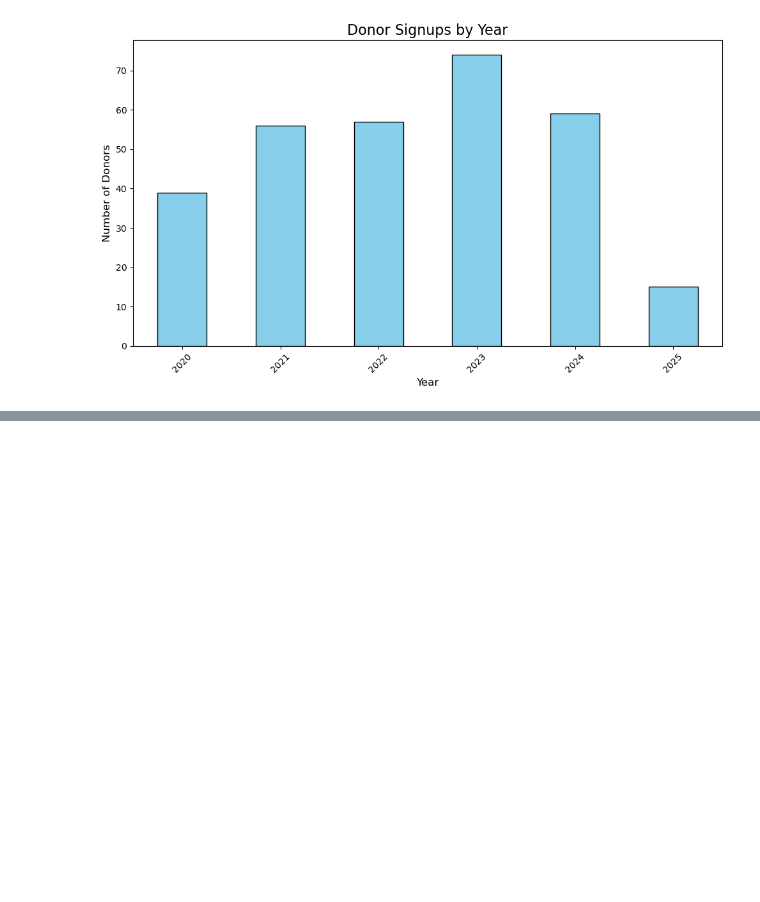
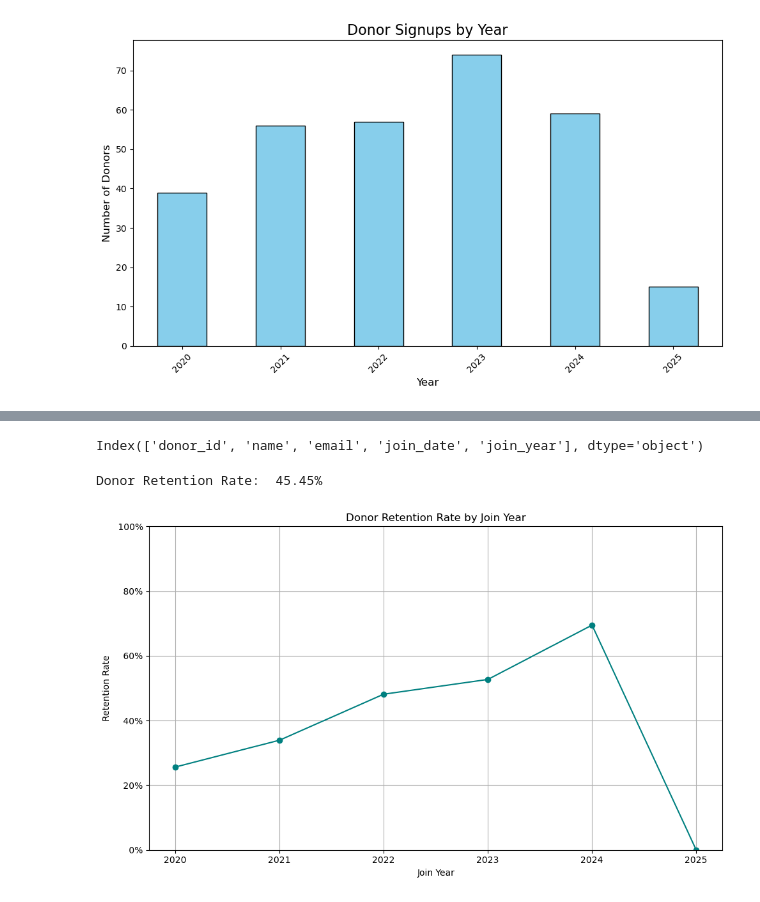
Before and after one commit to Bshaia/data-analysis-portfolio, a Jupyter notebook: nonprofit-impact-tracker/notebooks/01_explore_data.ipynb, the cells around one changed output, grey strips where cells are left out. Saved outputs shown, nothing was run; the diff lists cells and outputs as text; code cells hidden in the pictures; blank space fills up the shorter version.

Commit message:
Updated donor retention analysis and saved plot as image

```diff
--- a/nonprofit-impact-tracker/notebooks/01_explore_data.ipynb
+++ b/nonprofit-impact-tracker/notebooks/01_explore_data.ipynb
@@ -176,0 +198,19 @@ plt.show()
+# %%
+donation_data = donations.merge(donors, on='donor_id')
+print(donors.columns)
+# %% [output]
+Index(['donor_id', 'name', 'email', 'join_date', 'join_year'], dtype='object')
+# %%
+donation_data['years_since_join'] = donation_data['donation_year'] - donation_data['join_year']
+
+donor_flags = donation_data.groupby('donor_id')['years_since_join'].agg(
+    donated_in_join_year = lambda x: any(y == 0 for y in x),
+    donated_after_join_year = lambda x: any(y > 0 for y in x)
+                                   )
+
+donor_flags['retained'] = donor_flags['donated_in_join_year'] & donor_flags['donated_after_join_year']
+
+retention_rate = donor_flags['retained'].mean()
+print(f"Donor Retention Rate: {retention_rate: .2%}")
+# %% [output]
+Donor Retention Rate:  45.45%
@@ -176,0 +222,26 @@ plt.show()
+# %%
+cohort_data = cohort_data.merge(donor_join_years, on='donor_id', suffixes=('', '_original'))
+# %%
+cohort_flags = cohort_data.groupby(['donor_id', 'join_year']).agg(
+    donated_in_join_year = ('years_since_join', lambda x: any(y == 0 for y in x)),
+    donated_after_join_year = ('years_since_join', lambda x: any(y > 0 for y in x))
+).reset_index()
+# %%
+cohort_flags['retained'] = cohort_flags['donated_in_join_year'] & cohort_flags['donated_after_join_year']
+# %%
+retention_by_year = cohort_flags.groupby('join_year')['retained'].mean().reset_index()
+# %%
+plt.figure(figsize=(10, 6))
+plt.plot(retention_by_year['join_year'], retention_by_year['retained'], marker='o', color='teal')
+plt.title('Donor Retention Rate by Join Year')
+plt.xlabel('Join Year')
+plt.ylabel('Retention Rate')
+plt.ylim(0,1)
+plt.grid(True)
+plt.gca().yaxis.set_major_formatter(plt.FuncFormatter(lambda y, _: f'{y: .0%}'))
+plt.tight_layout()
+
+plt.savefig('../retention_by_join_year.png')
+plt.show()
+# %% [output]
+[figure, added]
```
Also changed, not shown: parts of 4 cells of this notebook, 3 other files.
